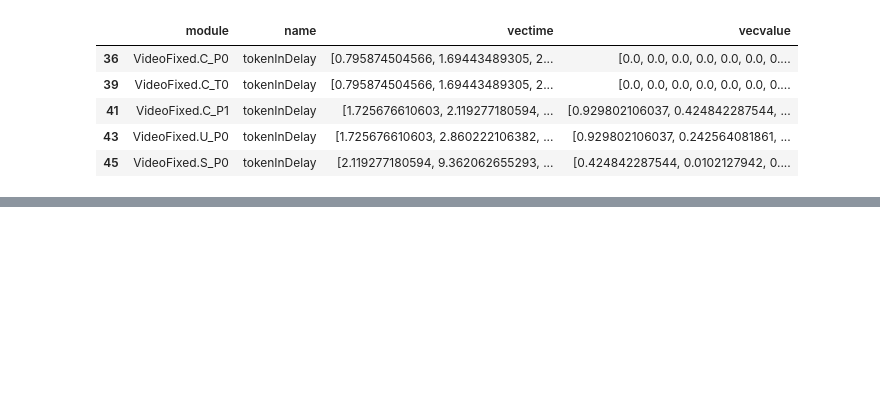
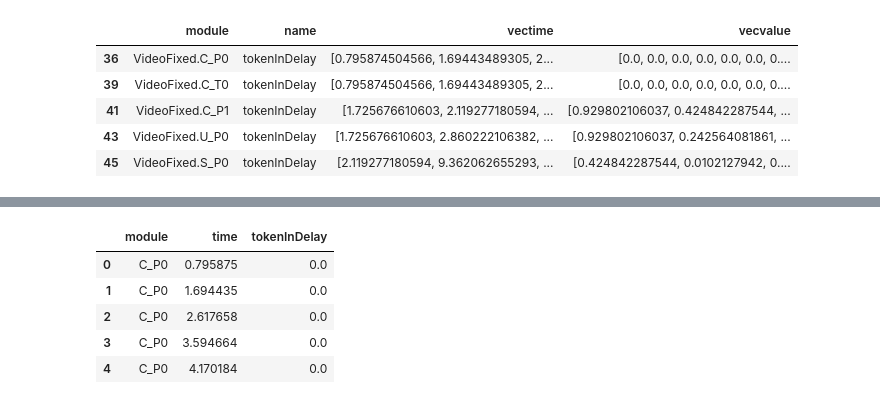
Before and after one commit to CN-UPB/ns-simulation-compiler, a Jupyter notebook: eval/eval.ipynb, the cells around one changed output, grey strips where cells are left out. Saved outputs shown, nothing was run; the diff lists cells and outputs as text; code cells hidden in the pictures; blank space fills up the shorter version.

```diff
--- a/eval/eval.ipynb
+++ b/eval/eval.ipynb
@@ -66,0 +90,10 @@ for row in delays.itertuples():
+# %%
+delays = delays[delays.module.isin(['C_P0', 'S_P0', 'V_P0', 'A_P0', 'C_T3', 'U_P0'])]
+delays.head()
+# %% [output]
+|  | module | time | tokenInDelay |
+| 0 | C_P0 | 0.795875 | 0.0 |
+| 1 | C_P0 | 1.694435 | 0.0 |
+| 2 | C_P0 | 2.617658 | 0.0 |
+| 3 | C_P0 | 3.594664 | 0.0 |
+| 4 | C_P0 | 4.170184 | 0.0 |
```
Also changed, not shown: parts of 7 cells of this notebook.
